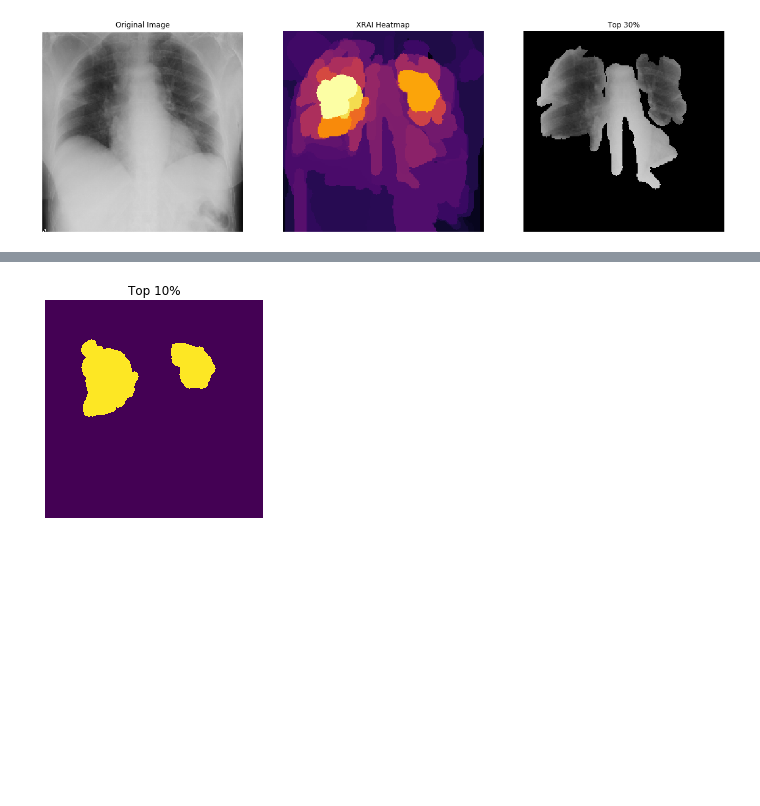
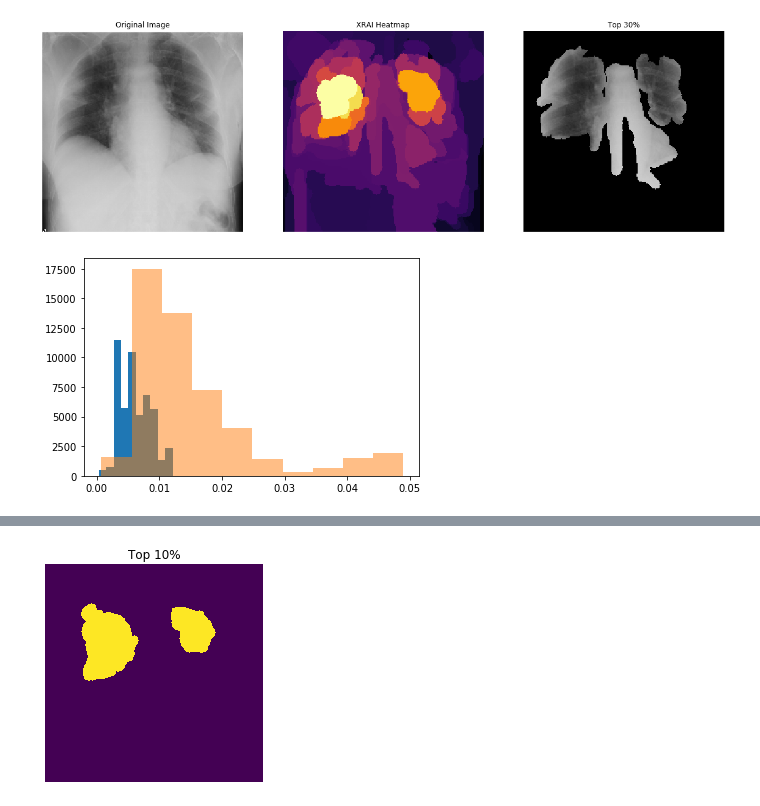
Before and after one commit to cswisher/covid-cxr, a Jupyter notebook: Create_Covid_Saliency_Maps.ipynb, the cells around one changed output, grey strips where cells are left out. Cells and saved outputs as stored; diff of their text form; code cells hidden in the pictures; blank space fills up the shorter version.

```diff
--- a/Create_Covid_Saliency_Maps.ipynb
+++ b/Create_Covid_Saliency_Maps.ipynb
@@ -253,5 +257,11 @@ im_mask[~mask] = 0
 ShowImage(im_mask, title='Top 30%', ax=P.subplot(ROWS, COLS, 3))
 # %% [output]
 [figure]
+# %%
+plt.hist(xrai_attributions_pneum.flatten(), label = 'pneum')
+plt.hist(xrai_attributions_covid.flatten(), label = 'covid', alpha = .75)
+plt.show()
+# %% [output]
+[figure, added]
 # %%
 # xrai_attributions_overlay = xrai_attributions * pred[0][prediction_class]
```
Also changed, not shown: parts of 3 cells of this notebook.
